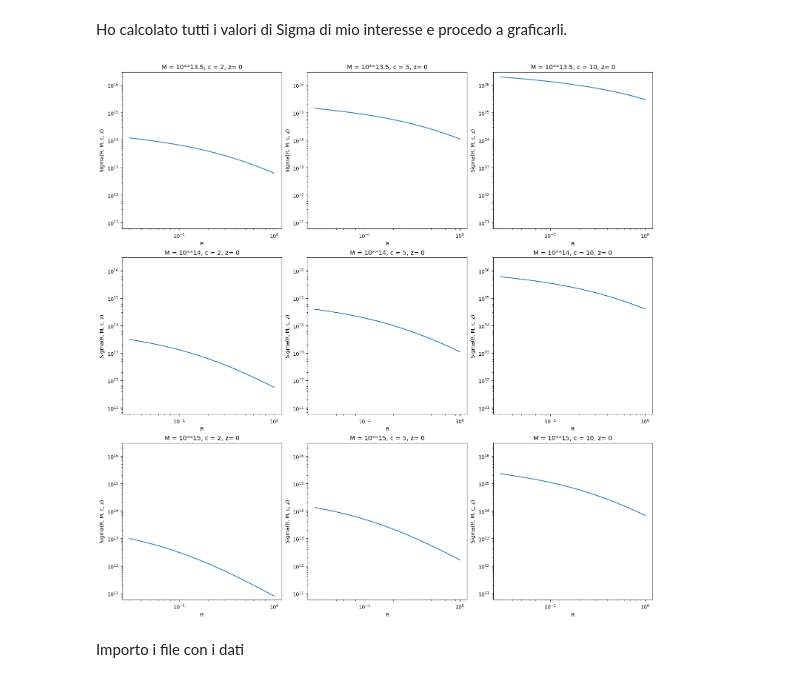
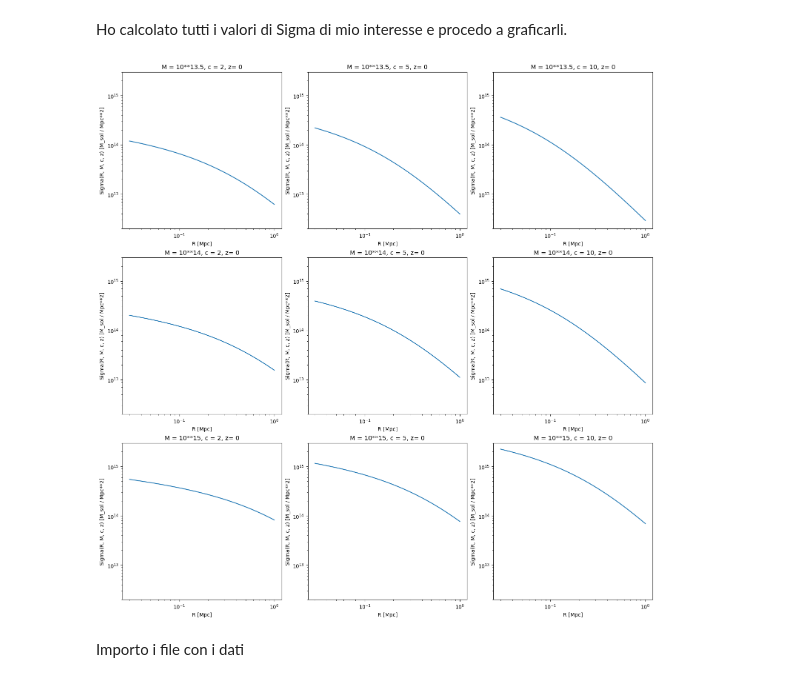
Before and after one commit to trett-0310/esame_tecniche, a Jupyter notebook: Fit NFW Density Profile.ipynb, the cells around one changed output. Drawn from its saved outputs; the diff is of its cells as text; code cells hidden in the pictures.

```diff
--- a/Fit NFW Density Profile.ipynb
+++ b/Fit NFW Density Profile.ipynb
@@ -65,31 +111,31 @@ Ho calcolato tutti i valori di Sigma di mio interesse e procedo a graficarli.
 # %%
 fig, axs = plt.subplots(3, 3, layout = 'constrained')
 fig.set_size_inches(15, 15)
 
 axs[0, 0].plot(R, Sigma[:, 0, 0])
 axs[0, 0].set_title('M = 10**13.5, c = 2, z= 0')
 axs[0, 1].plot(R, Sigma[:, 0, 1])
 axs[0, 1].set_title('M = 10**13.5, c = 5, z= 0')
 axs[0, 2].plot(R, Sigma[:, 0, 2])
 axs[0, 2].set_title('M = 10**13.5, c = 10, z= 0')
 axs[1, 0].plot(R, Sigma[:, 1, 0])
 axs[1, 0].set_title('M = 10**14, c = 2, z= 0')
 axs[1, 1].plot(R, Sigma[:, 1, 1])
 axs[1, 1].set_title('M = 10**14, c = 5, z= 0')
 axs[1, 2].plot(R, Sigma[:, 1, 2])
 axs[1, 2].set_title('M = 10**14, c = 10, z= 0')
 axs[2, 0].plot(R, Sigma[:, 2, 0])
 axs[2, 0].set_title('M = 10**15, c = 2, z= 0')
 axs[2, 1].plot(R, Sigma[:, 2, 1])
 axs[2, 1].set_title('M = 10**15, c = 5, z= 0')
 axs[2, 2].plot(R, Sigma[:, 2, 2])
 axs[2, 2].set_title('M = 10**15, c = 10, z= 0')
 
 
 
 for ax in axs.flat:
-    ax.set(xlabel = 'R', ylabel = 'Sigma(R, M, c, z)', xscale = 'log', yscale = 'log', ylim = [6e10, 3e16])
+    ax.set(xlabel = 'R [Mpc]', ylabel = 'Sigma(R, M, c, z) [M_sol / Mpc**2]', xscale = 'log', yscale = 'log', ylim = [2e12, 3e15])
 # %% [output]
-[figure, old version]
+[figure, new version]
 # %% [markdown]
 Importo i file con i dati
```
Also changed, not shown: parts of 15 cells of this notebook.
